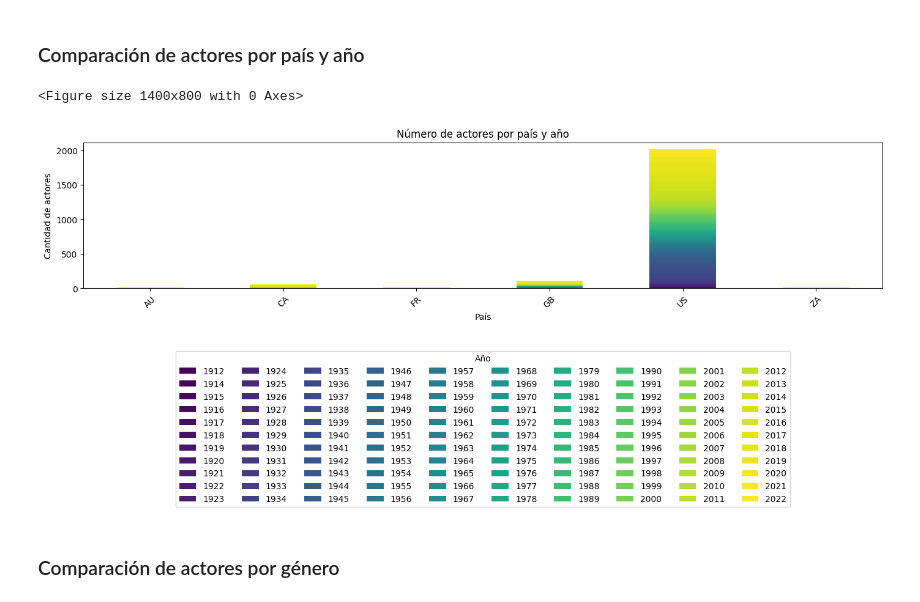
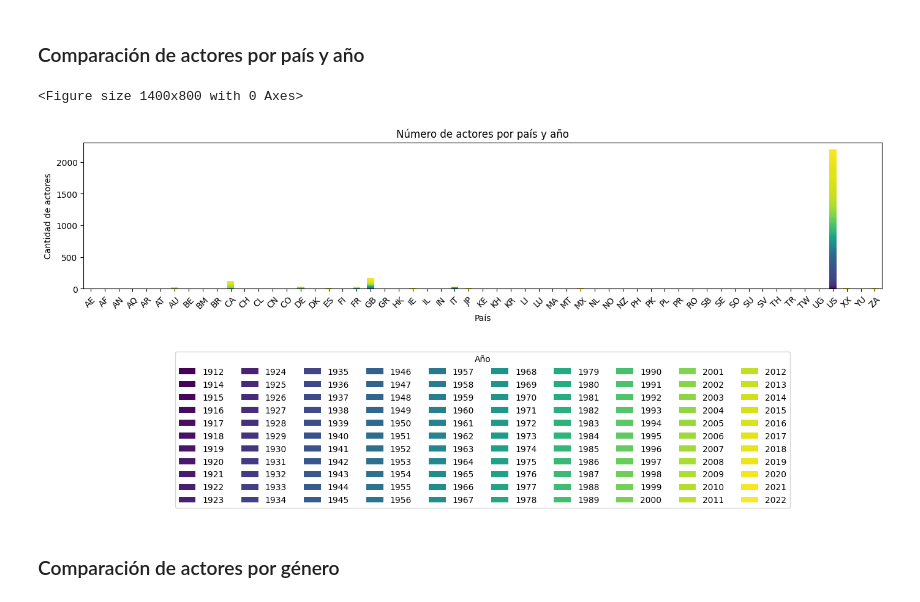
Before and after one commit to davidcabrero/EDA_Paramount, a Jupyter notebook: EDA_Paramount.ipynb, the cells around one changed output. Saved outputs shown, nothing was run; the diff lists cells and outputs as text; code cells hidden in the pictures.

```diff
--- a/EDA_Paramount.ipynb
+++ b/EDA_Paramount.ipynb
@@ -430,31 +430,27 @@ df_paramountCreditos.head(3)
 # %% [markdown]
 ### Comparación de actores por país y año
 # %%
-# Filtrar países específicos y limpiarlos
-df_filtrado = df_paramountCreditos[df_paramountCreditos['production_countries'].isin(["['US']", "['GB']", "['FR']", "['CA']", "['ZA']", "['AU']"])]
-df_filtrado.loc[:, 'production_countries'] = df_filtrado['production_countries'].str.replace(r"[\'\[\]]", "", regex=True)
-
 # Eliminar duplicados para que no se cuente varias veces el mismo país por película
-df_unique = df_filtrado.drop_duplicates(subset=['id', 'production_countries'])
+df_unique = df_paramountCreditos.drop_duplicates(subset=['id', 'production_countries'])
 
 # Contar el número de actores por país y año
 actoresPaisYear = df_unique.groupby(['production_countries', 'release_year']).size().unstack(fill_value=0)
 
 # Graficar los resultados
 plt.figure(figsize=(14, 8))
 actoresPaisYear.plot(kind='bar', stacked=True, colormap='viridis', figsize=(14, 8))
 plt.title('Número de actores por país y año')
 plt.xlabel('País')
 plt.ylabel('Cantidad de actores')
 plt.xticks(rotation=45)
 plt.legend(title='Año', bbox_to_anchor=(1.05, 1), loc='upper left')
 # Configurar la leyenda en la parte inferior en orientación horizontal
 plt.legend(title='Año', bbox_to_anchor=(0.5, -0.4), loc='upper center', ncol=10, fancybox=True)
 plt.tight_layout()  # Ajusta el espacio para que no se sobrepongan elementos
 plt.show()
 # %% [output]
 <Figure size 1400x800 with 0 Axes>
-[figure, old version]
+[figure, new version]
 # %% [markdown]
 ### Comparación de actores por género
 # %%
```
Also changed, not shown: parts of 4 cells of this notebook, 1 other file.
